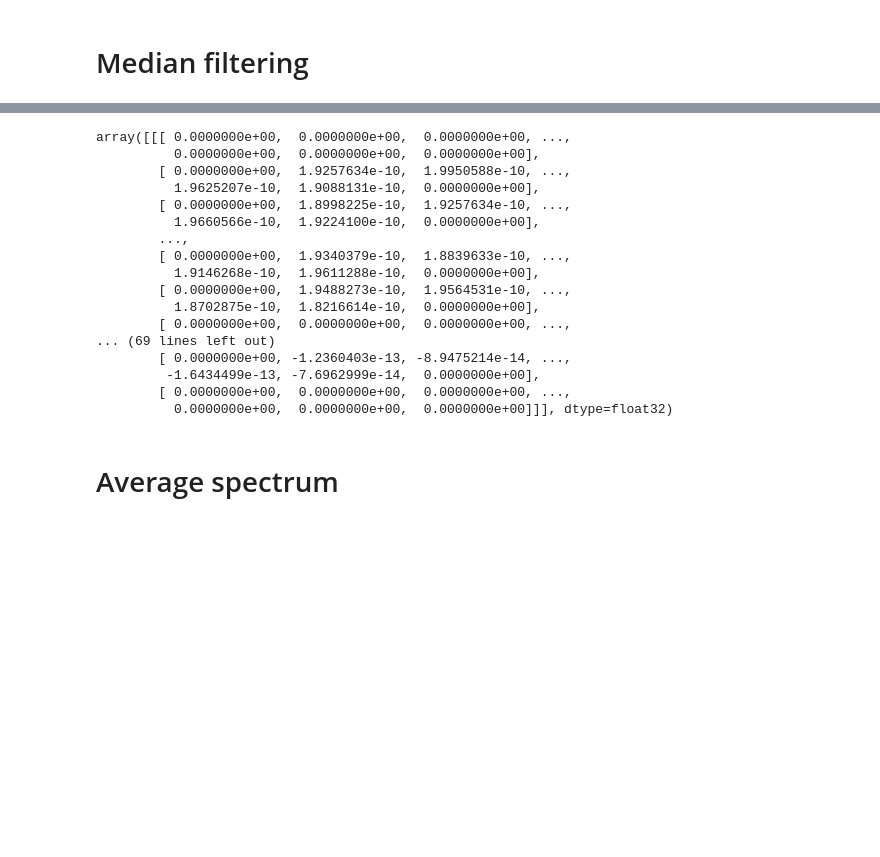
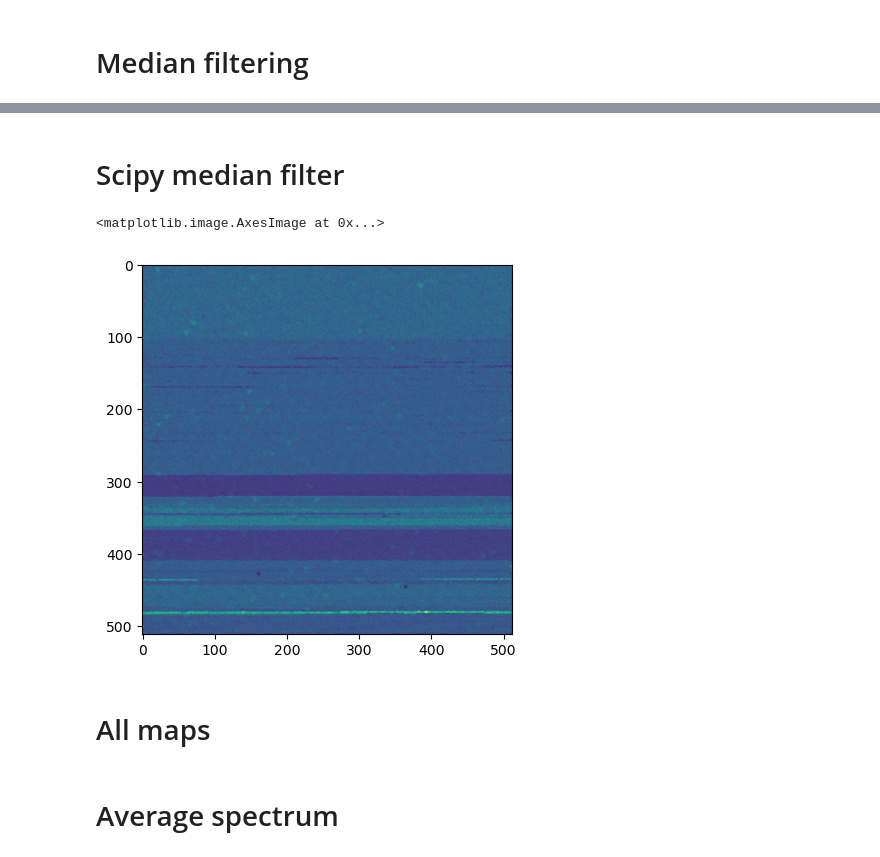
Before and after one commit to iucimea/Grids_Jupyter, a Jupyter notebook: Nanonis grids analyzer.ipynb, the cells around one changed output, grey strips where cells are left out. Drawn from its saved outputs; the diff is of its cells as text; code cells hidden in the pictures; blank space fills up the shorter version.

```diff
--- a/Nanonis grids analyzer.ipynb
+++ b/Nanonis grids analyzer.ipynb
@@ -148,25 +146,14 @@ interact(median_filtering_map, data = fixed(grid_map),
 interactive(children=(FloatSlider(value=0.0, continuous_update=False, description='bias', max=1799.99995231628…
 <function __main__.median_filtering_map(data, bias, n, m_tresh, params)>
+# %% [markdown]
+# Scipy median filter
 # %%
-scipy.signal.medfilt(grid_map, kernel_size=None)
+imshow(scipy.signal.medfilt(grid_map[:][:][250], kernel_size=None))
 # %% [output]
-array([[[ 0.0000000e+00,  0.0000000e+00,  0.0000000e+00, ...,
-          0.0000000e+00,  0.0000000e+00,  0.0000000e+00],
-        [ 0.0000000e+00,  1.9257634e-10,  1.9950588e-10, ...,
-          1.9625207e-10,  1.9088131e-10,  0.0000000e+00],
-        [ 0.0000000e+00,  1.8998225e-10,  1.9257634e-10, ...,
-          1.9660566e-10,  1.9224100e-10,  0.0000000e+00],
-        ...,
-        [ 0.0000000e+00,  1.9340379e-10,  1.8839633e-10, ...,
-          1.9146268e-10,  1.9611288e-10,  0.0000000e+00],
-        [ 0.0000000e+00,  1.9488273e-10,  1.9564531e-10, ...,
-          1.8702875e-10,  1.8216614e-10,  0.0000000e+00],
-        [ 0.0000000e+00,  0.0000000e+00,  0.0000000e+00, ...,
-... (69 lines left out)
-        [ 0.0000000e+00, -1.2360403e-13, -8.9475214e-14, ...,
-         -1.6434499e-13, -7.6962999e-14,  0.0000000e+00],
-        [ 0.0000000e+00,  0.0000000e+00,  0.0000000e+00, ...,
-          0.0000000e+00,  0.0000000e+00,  0.0000000e+00]]], dtype=float32)
+<matplotlib.image.AxesImage at 0x...>
+[figure, added]
+# %% [markdown]
+# All maps
 # %%
 all_maps_median_filtered = median_filtering_all_maps(grid_map, 3, 1)
 
```
Also changed, not shown: parts of 7 cells of this notebook.
